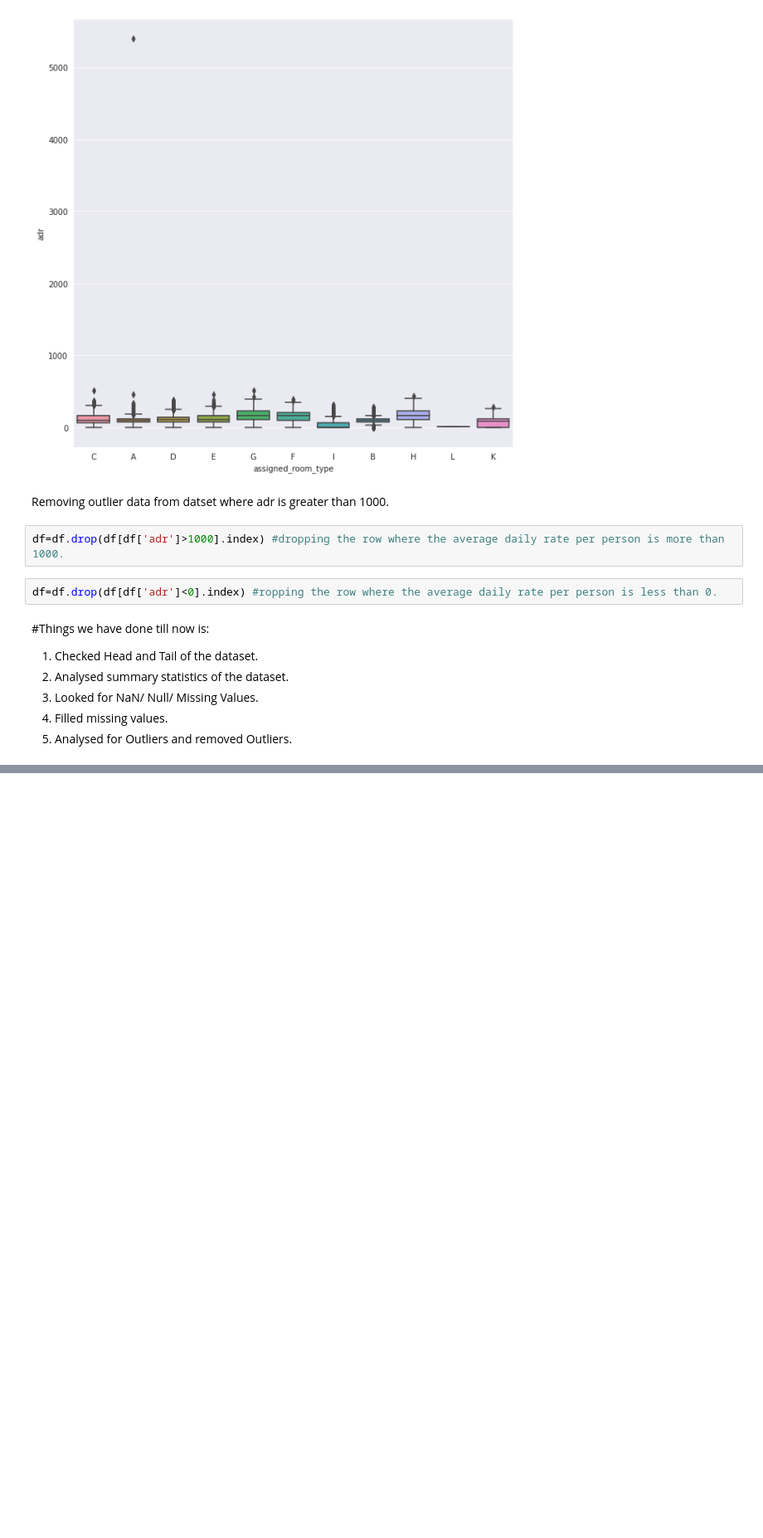
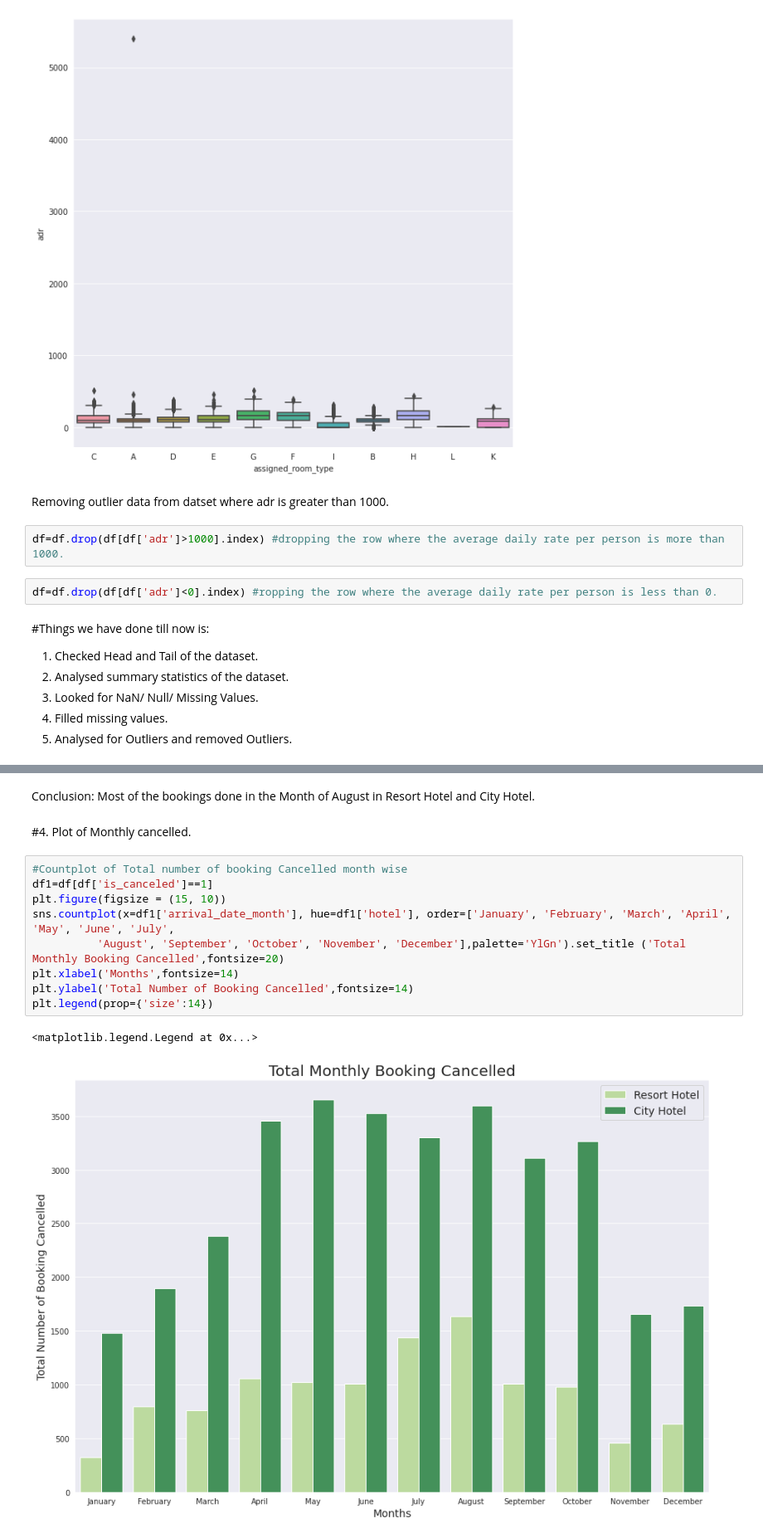
Before and after one commit to jerry14771/Hotel-Booking-Analysis, a Jupyter notebook: Hotel_Booking_Analysis_Capstone_Project.ipynb, the cells around one changed output, grey strips where cells are left out. Shown at 83% size. Drawn from its saved outputs; the diff is of its cells as text; blank space fills up the shorter version.

```diff
--- a/Hotel_Booking_Analysis_Capstone_Project.ipynb
+++ b/Hotel_Booking_Analysis_Capstone_Project.ipynb
@@ -156,0 +207,16 @@ df=df.drop(df[df['adr']<0].index) #ropping the row where the average daily rate
+# %% [markdown]
+Conclusion: Most of the bookings done in the Month of August in Resort Hotel and City Hotel.
+# %% [markdown]
+#4. Plot of Monthly cancelled.
+# %%
+#Countplot of Total number of booking Cancelled month wise
+df1=df[df['is_canceled']==1]
+plt.figure(figsize = (15, 10))
+sns.countplot(x=df1['arrival_date_month'], hue=df1['hotel'], order=['January', 'February', 'March', 'April', 'May', 'June', 'July',
+          'August', 'September', 'October', 'November', 'December'],palette='YlGn').set_title ('Total Monthly Booking Cancelled',fontsize=20)
+plt.xlabel('Months',fontsize=14)
+plt.ylabel('Total Number of Booking Cancelled',fontsize=14)
+plt.legend(prop={'size':14})
+# %% [output]
+<matplotlib.legend.Legend at 0x...>
+[figure, added]
```
Also changed, not shown: parts of 13 cells of this notebook.
